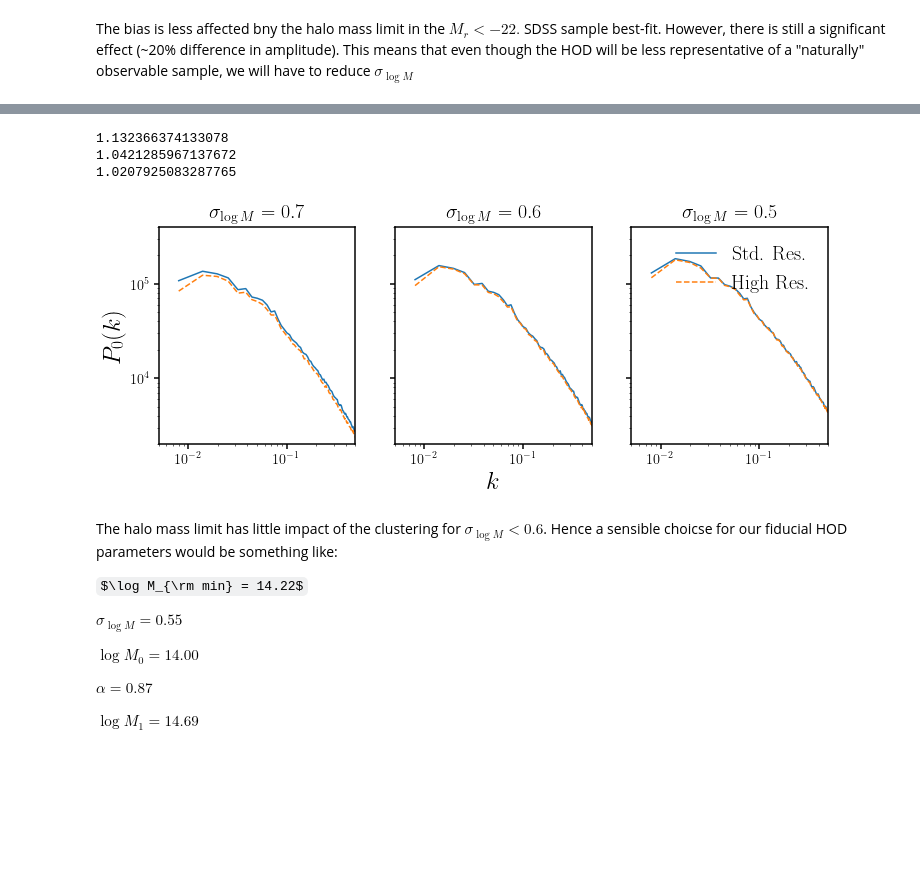
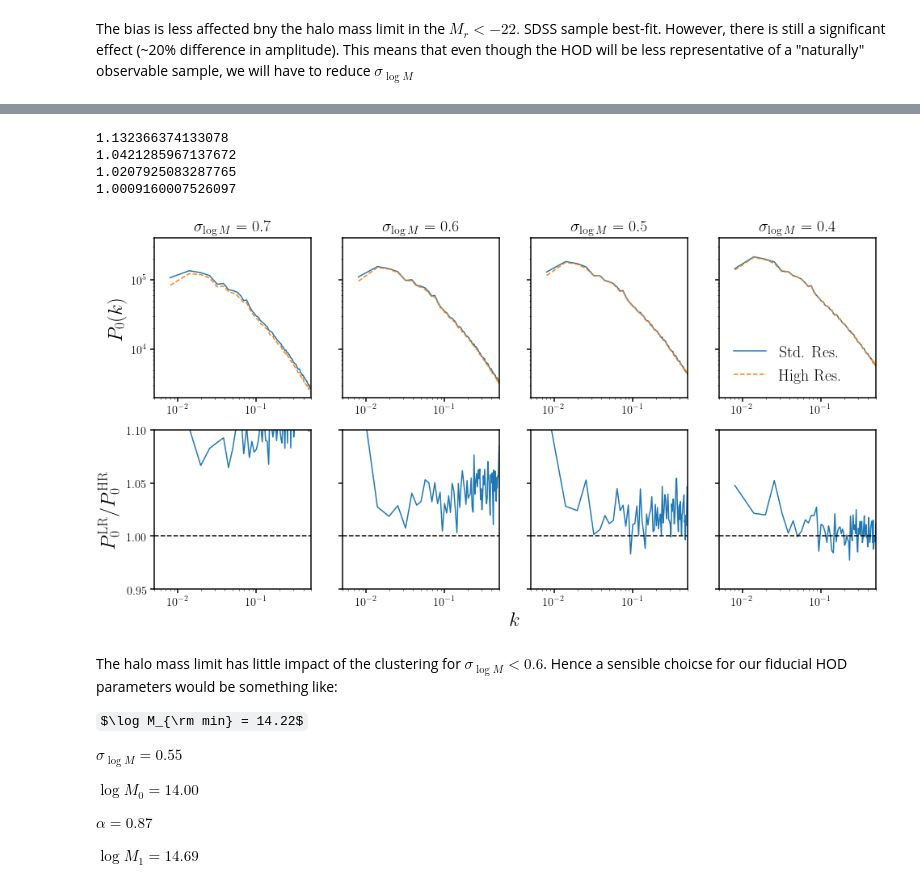
Before and after one commit to changhoonhahn/eMaNu, a Jupyter notebook: notebook/hod/hod_fiducial.ipynb, the cells around one changed output, grey strips where cells are left out. Saved outputs shown, nothing was run; the diff lists cells and outputs as text; code cells hidden in the pictures; some formulas as TeX source; blank space fills up the shorter version.

Commit message:
derivative comparison between low and high resolution finds strong differences, opting to increase Mmin

```diff
--- a/notebook/hod/hod_fiducial.ipynb
+++ b/notebook/hod/hod_fiducial.ipynb
@@ -234,5 +234,5 @@ sub.set_ylim(1e-2, 5e1)
 # %%
-fig = plt.figure(figsize=(16,4))
+fig = plt.figure(figsize=(16,8))
 for i, sig in enumerate([0.7, 0.6, 0.5, 0.4]):
     tt_hod = np.array([14.22, sig, 14.00, 0.87, 14.69])
 
@@ -244,10 +244,10 @@ for i, sig in enumerate([0.7, 0.6, 0.5, 0.4]):
         wps_hr.append(_wp_hr)
     wp_lr = np.average(wps_lr, axis=0)
     wp_hr = np.average(wps_hr, axis=0)
-    print(wp_lr/wp_hr)
+    #print(wp_lr/wp_hr)
     print(np.median(wp_lr / wp_hr), np.average(wp_lr / wp_hr))
 
-    sub = fig.add_subplot(1,4,i+1)
+    sub = fig.add_subplot(2,4,i+1)
     sub.plot(_r, wp_lr, c='C0', label='Std. Res.')
     sub.plot(_r, wp_hr, c='C1', ls='--', label='High Res.' )
     sub.set_xscale('log')
@@ -256,9 +256,20 @@ for i, sig in enumerate([0.7, 0.6, 0.5, 0.4]):
     sub.set_ylim(1e1, 1e4)
     sub.set_title(r'$\sigma_{\log M} = %.1f$' % sig, fontsize=20)
     if i != 0: sub.set_yticklabels([])
+    else: sub.set_ylabel('$w_p(r_p)$', fontsize=25)
     if i == 3: sub.legend(loc='lower left', fontsize=20)
+
+    sub = fig.add_subplot(2,4,i+5)
+    sub.plot(_r, wp_lr/wp_hr, c='C0')
+    sub.plot([1e-1, 25], [1., 1.], c='k', ls='--')
+    sub.set_xscale('log')
+    sub.set_xlim(1e-1, 25)
+    sub.set_ylim(0.975, 1.1)
+    if i != 0: sub.set_yticklabels([])
+    else: sub.set_ylabel(r'$w_p^{\rm LR}/w_p^{\rm HR}$', fontsize=25)
+    if i == 3: sub.legend(loc='lower left', fontsize=20)
+
 bkgd = fig.add_subplot(111, frameon=False)
 bkgd.set_xlabel('$r_p$', fontsize=25)
-bkgd.set_ylabel('$w_p(r_p)$', fontsize=25)
 bkgd.tick_params(labelcolor='none', top=False, bottom=False, left=False, right=False)
 # %% [output]
@@ -278,42 +281,47 @@ bkgd.tick_params(labelcolor='none', top=False, bottom=False, left=False, right=F
 # %%
-### reimplement ###
-### reimplement ###
-### reimplement ###
-### reimplement ###
-
-fig = plt.figure(figsize=(12,4))
+fig = plt.figure(figsize=(16,8))
 for i, sig in enumerate([0.7, 0.6, 0.5, 0.4]):
     tt_hod = np.array([14.22, sig, 14.00, 0.87, 14.69])
 
     pks_lr, pks_hr = [], []
     for _ii in range(10):
-        k, _pk_lr = pk_model(halos, tt_hod, rsd=True, seed=_ii) # low res
-        k, _pk_hr = pk_model(halos_hires, tt_hod, rsd=True, seed=_ii) # high res
+        k, _pk_lr = pk_model(tt_hod, res='LR', rsd=True, seed=_ii) # low res
+        k, _pk_hr = pk_model(tt_hod, res='HR', rsd=True, seed=_ii) # high res
         pks_lr.append(_pk_lr)
         pks_hr.append(_pk_hr)
     pk_lr = np.average(pks_lr, axis=0)
     pk_hr = np.average(pks_hr, axis=0)
 
-    sub = fig.add_subplot(1,3,i+1)
+    sub = fig.add_subplot(2,4,i+1)
     sub.plot(k, pk_lr, c='C0', label='Std. Res.')
     sub.plot(k, pk_hr, c='C1', ls='--', label='High Res.' )
     print(np.median(pk_lr / pk_hr))
     sub.set_xscale('log')
     sub.set_xlim(5e-3, 0.5)
     sub.set_yscale('log')
     sub.set_ylim(2e3, 4e5)
     sub.set_title(r'$\sigma_{\log M} = %.1f$' % sig, fontsize=20)
     if i != 0: sub.set_yticklabels([])
-    if i == 2: sub.legend(loc='upper right', fontsize=20)
+    else: sub.set_ylabel('$P_0(k)$', fontsize=25)
+    if i == 3: sub.legend(loc='lower left', fontsize=20)
+    sub = fig.add_subplot(2,4,i+5)
+    sub.plot(k, pk_lr/pk_hr, c='C0')
+    sub.plot([5e-3, 0.5], [1., 1.], c='k', ls='--')
+    sub.set_xscale('log')
+    sub.set_xlim(5e-3, 0.5)
+    sub.set_ylim(0.95, 1.1)
+    if i != 0: sub.set_yticklabels([])
+    else: sub.set_ylabel(r'$P_0^{\rm LR}/P_0^{\rm HR}$', fontsize=25)
+    if i == 3: sub.legend(loc='lower left', fontsize=20)
 bkgd = fig.add_subplot(111, frameon=False)
 bkgd.set_xlabel('$k$', fontsize=25)
-bkgd.set_ylabel('$P_0(k)$', fontsize=25)
 bkgd.tick_params(labelcolor='none', top=False, bottom=False, left=False, right=False)
 # %% [output]
 1.132366374133078
 1.0421285967137672
 1.0207925083287765
+1.0009160007526097
-[figure, old version]
+[figure, new version]
 # %% [markdown]
 The halo mass limit has little impact of the clustering for $\sigma_{\log M} < 0.6$. Hence a sensible choicse for our fiducial HOD parameters would be something like:
 
```
Also changed, not shown: parts of 2 cells of this notebook, 1 other file.
